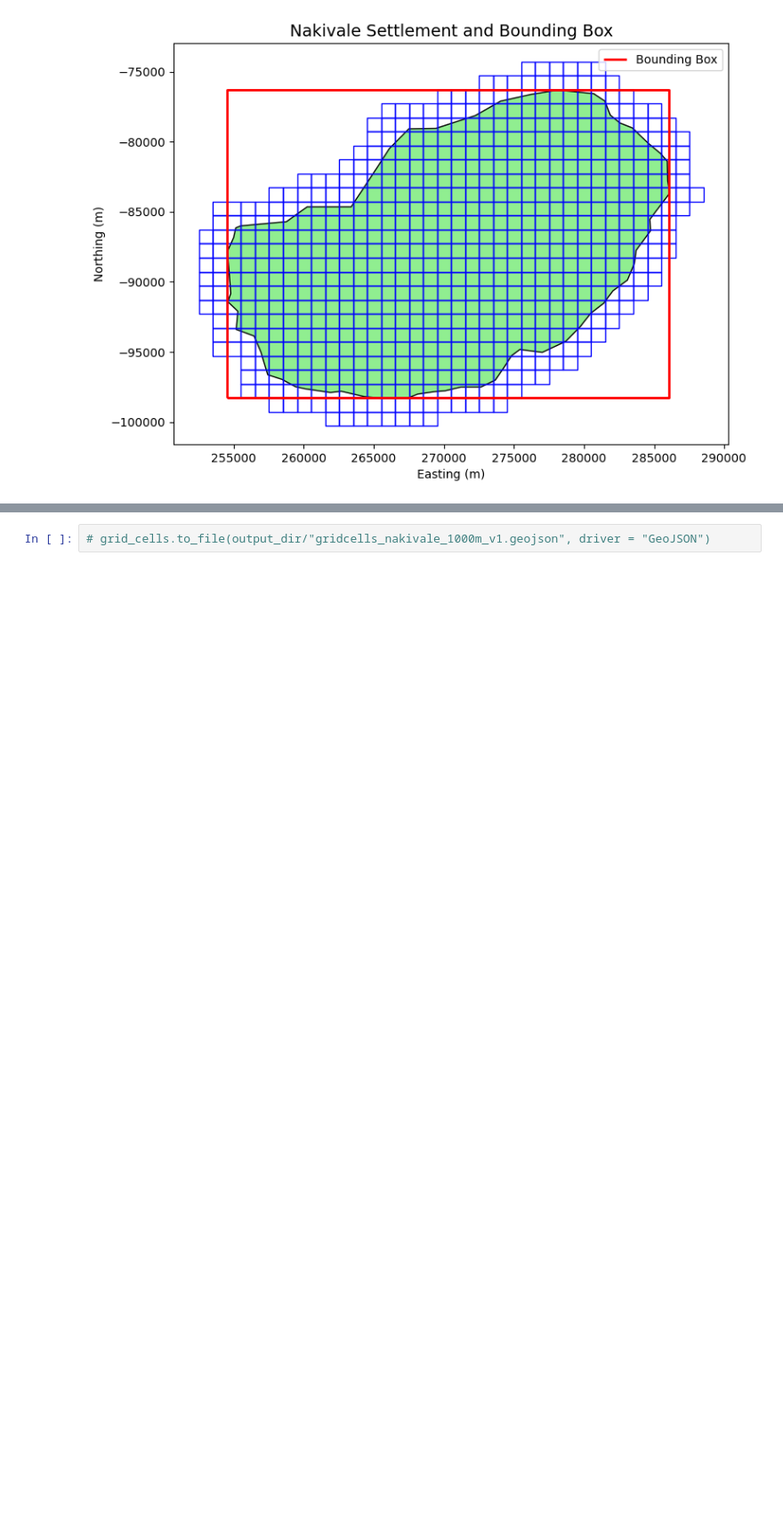
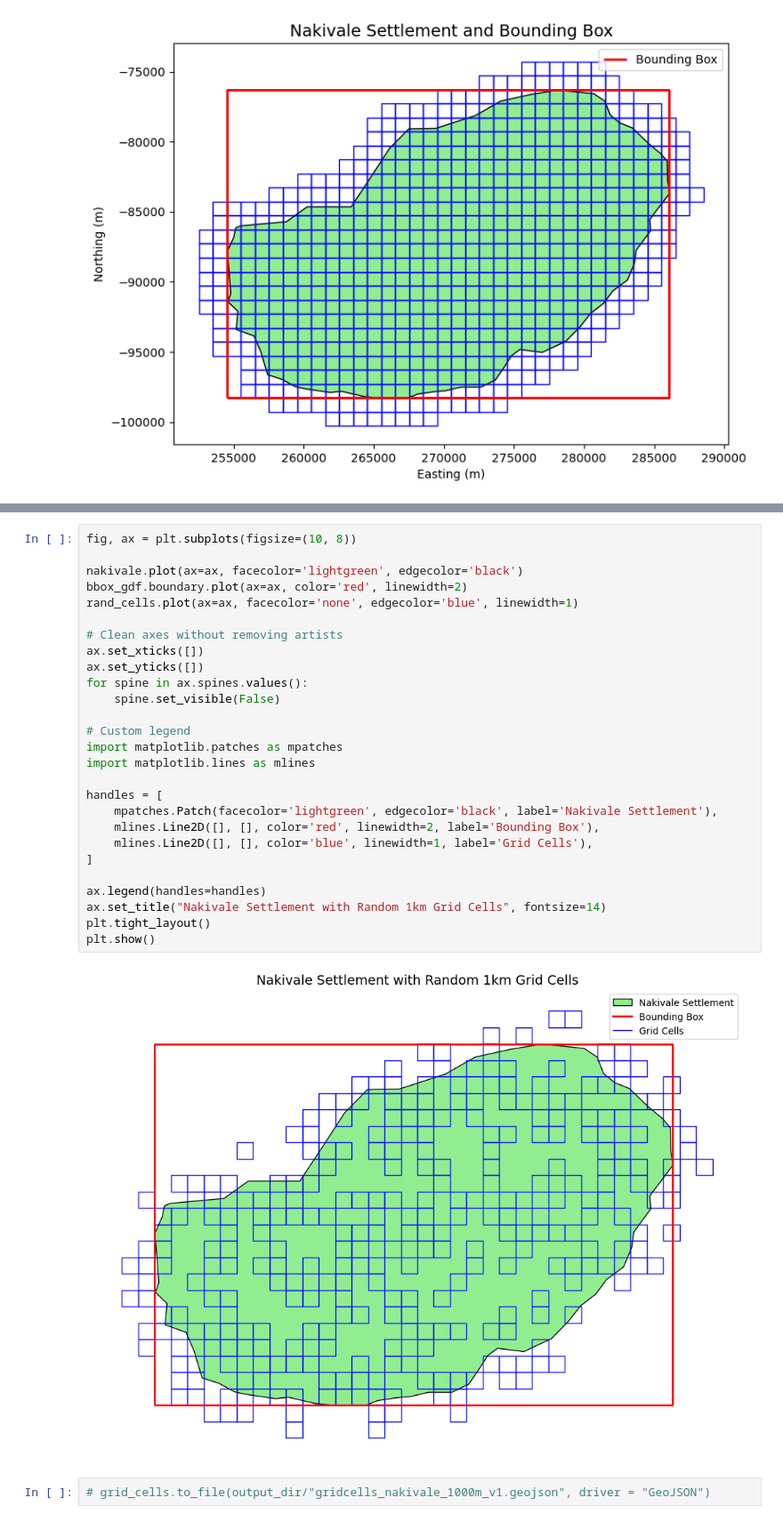
Before and after one commit to zrmondsc/uganda_roads, a Jupyter notebook: notebooks/00c_exploratory_grids.ipynb, the cells around one changed output, grey strips where cells are left out. Shown: that part at 89% size. Saved outputs shown, nothing was run; the diff lists cells and outputs as text; blank space fills up the shorter version.

```diff
--- a/notebooks/00c_exploratory_grids.ipynb
+++ b/notebooks/00c_exploratory_grids.ipynb
@@ -189,3 +217,32 @@ See: https://matplotlib.org/stable/tutorials/intermediate/legend_guide.html#impl
+# %%
+fig, ax = plt.subplots(figsize=(10, 8))
+
+nakivale.plot(ax=ax, facecolor='lightgreen', edgecolor='black')
+bbox_gdf.boundary.plot(ax=ax, color='red', linewidth=2)
+rand_cells.plot(ax=ax, facecolor='none', edgecolor='blue', linewidth=1)
+
+# Clean axes without removing artists
+ax.set_xticks([])
+ax.set_yticks([])
+for spine in ax.spines.values():
+    spine.set_visible(False)
+
+# Custom legend
+import matplotlib.patches as mpatches
+import matplotlib.lines as mlines
+
+handles = [
+    mpatches.Patch(facecolor='lightgreen', edgecolor='black', label='Nakivale Settlement'),
+    mlines.Line2D([], [], color='red', linewidth=2, label='Bounding Box'),
+    mlines.Line2D([], [], color='blue', linewidth=1, label='Grid Cells'),
+]
+
+ax.legend(handles=handles)
+ax.set_title("Nakivale Settlement with Random 1km Grid Cells", fontsize=14)
+plt.tight_layout()
+plt.show()
+# %% [output]
+[figure, added]
 # %%
 # grid_cells.to_file(output_dir/"gridcells_nakivale_1000m_v1.geojson", driver = "GeoJSON")
 # %%
```
Also changed, not shown: parts of 3 cells of this notebook, 9 other files.
